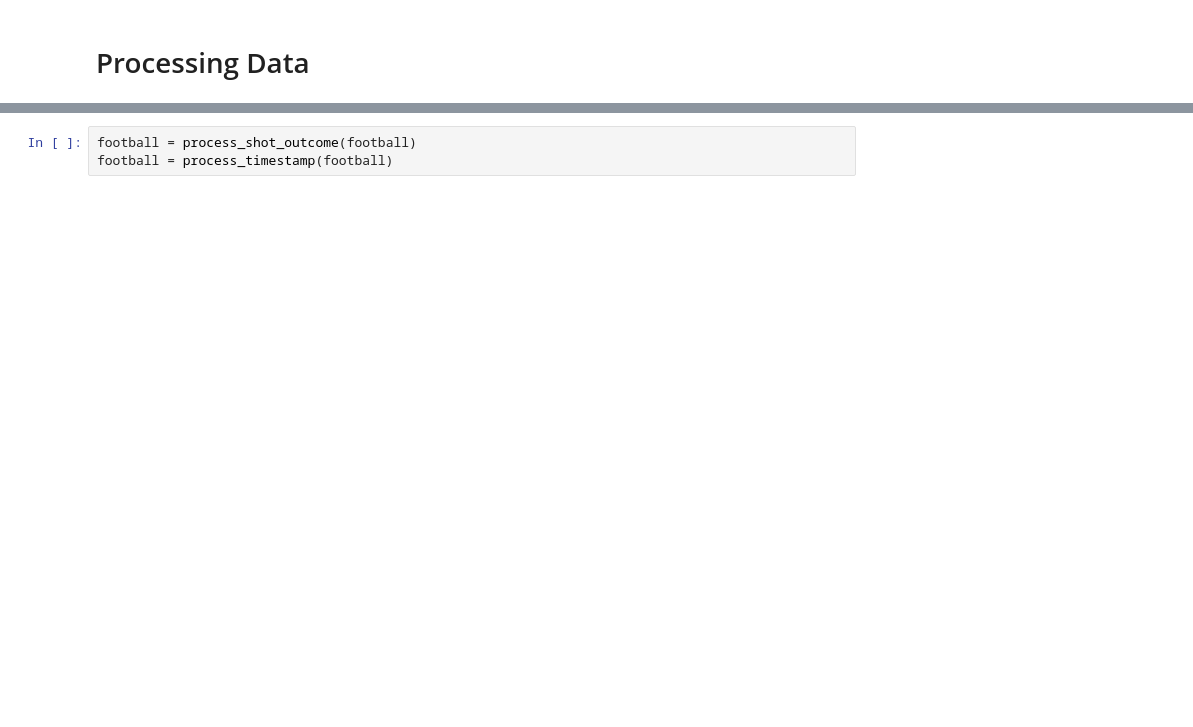
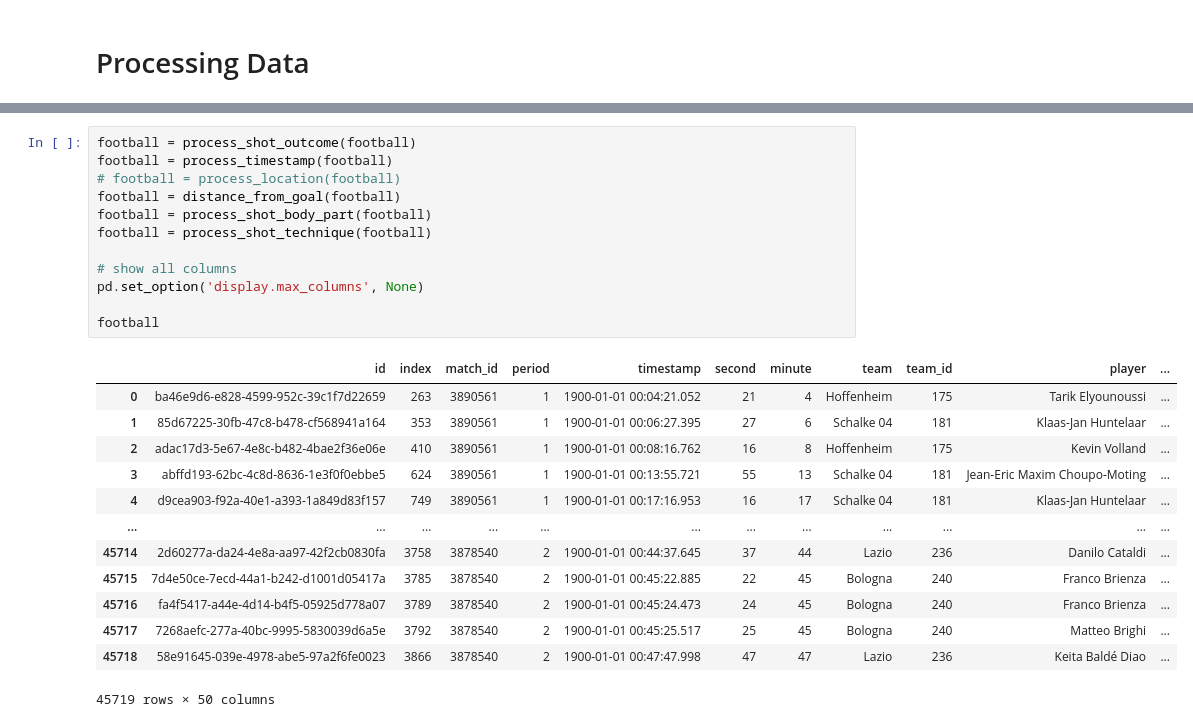
Before and after one commit to kaspar-soukup/expected_goals, a Jupyter notebook: Expected-Goals/notebooks/Test.ipynb, the cells around one changed output, grey strips where cells are left out. Saved outputs shown, nothing was run; the diff lists cells and outputs as text; blank space fills up the shorter version.

Commit message:
new data and new processing functions

```diff
--- a/Expected-Goals/notebooks/Test.ipynb
+++ b/Expected-Goals/notebooks/Test.ipynb
@@ -168,3 +205,26 @@ def distance_from_goal(df, home):
 # %%
 football = process_shot_outcome(football)
 football = process_timestamp(football)
+# football = process_location(football)
+football = distance_from_goal(football)
+football = process_shot_body_part(football)
+football = process_shot_technique(football)
+
+# show all columns
+pd.set_option('display.max_columns', None)
+
+football
+# %% [output]
+|  | id | index | match_id | period | timestamp | second | minute | team | team_id | player | ... |
+| 0 | ba46e9d6-e828-4599-952c-39c1f7d22659 | 263 | 3890561 | 1 | 1900-01-01 00:04:21.052 | 21 | 4 | Hoffenheim | 175 | Tarik Elyounoussi | ... |
+| 1 | 85d67225-30fb-47c8-b478-cf568941a164 | 353 | 3890561 | 1 | 1900-01-01 00:06:27.395 | 27 | 6 | Schalke 04 | 181 | Klaas-Jan Huntelaar | ... |
+| 2 | adac17d3-5e67-4e8c-b482-4bae2f36e06e | 410 | 3890561 | 1 | 1900-01-01 00:08:16.762 | 16 | 8 | Hoffenheim | 175 | Kevin Volland | ... |
+| 3 | abffd193-62bc-4c8d-8636-1e3f0f0ebbe5 | 624 | 3890561 | 1 | 1900-01-01 00:13:55.721 | 55 | 13 | Schalke 04 | 181 | Jean-Eric Maxim Choupo-Moting | ... |
+| 4 | d9cea903-f92a-40e1-a393-1a849d83f157 | 749 | 3890561 | 1 | 1900-01-01 00:17:16.953 | 16 | 17 | Schalke 04 | 181 | Klaas-Jan Huntelaar | ... |
+| ... | ... | ... | ... | ... | ... | ... | ... | ... | ... | ... | ... |
+| 45714 | 2d60277a-da24-4e8a-aa97-42f2cb0830fa | 3758 | 3878540 | 2 | 1900-01-01 00:44:37.645 | 37 | 44 | Lazio | 236 | Danilo Cataldi | ... |
+| 45715 | 7d4e50ce-7ecd-44a1-b242-d1001d05417a | 3785 | 3878540 | 2 | 1900-01-01 00:45:22.885 | 22 | 45 | Bologna | 240 | Franco Brienza | ... |
+| 45716 | fa4f5417-a44e-4d14-b4f5-05925d778a07 | 3789 | 3878540 | 2 | 1900-01-01 00:45:24.473 | 24 | 45 | Bologna | 240 | Franco Brienza | ... |
+| 45717 | 7268aefc-277a-40bc-9995-5830039d6a5e | 3792 | 3878540 | 2 | 1900-01-01 00:45:25.517 | 25 | 45 | Bologna | 240 | Matteo Brighi | ... |
+| 45718 | 58e91645-039e-4978-abe5-97a2f6fe0023 | 3866 | 3878540 | 2 | 1900-01-01 00:47:47.998 | 47 | 47 | Lazio | 236 | Keita Baldé Diao | ... |
+45719 rows × 50 columns
```
Also changed, not shown: parts of 10 cells of this notebook, 1 other file.
